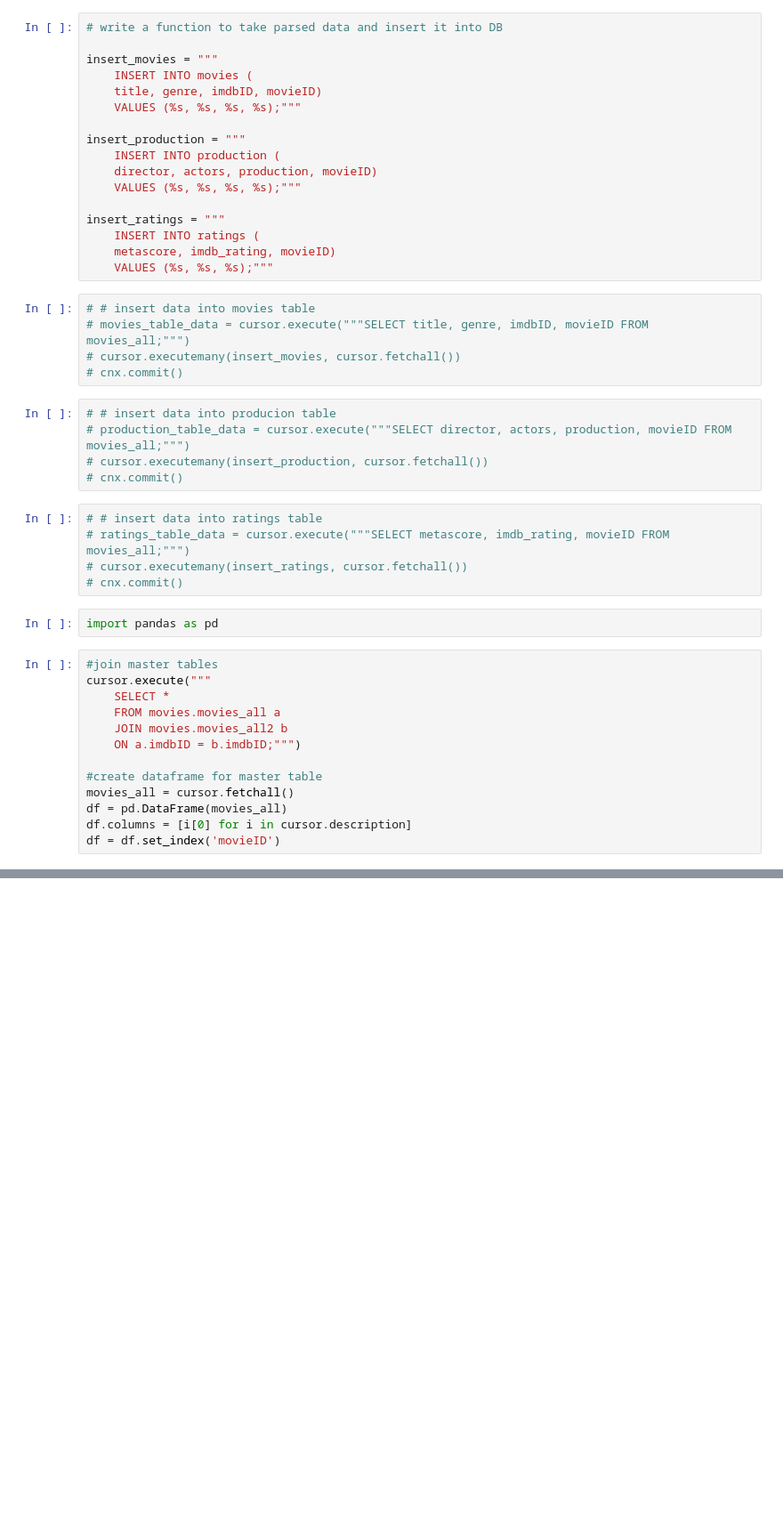
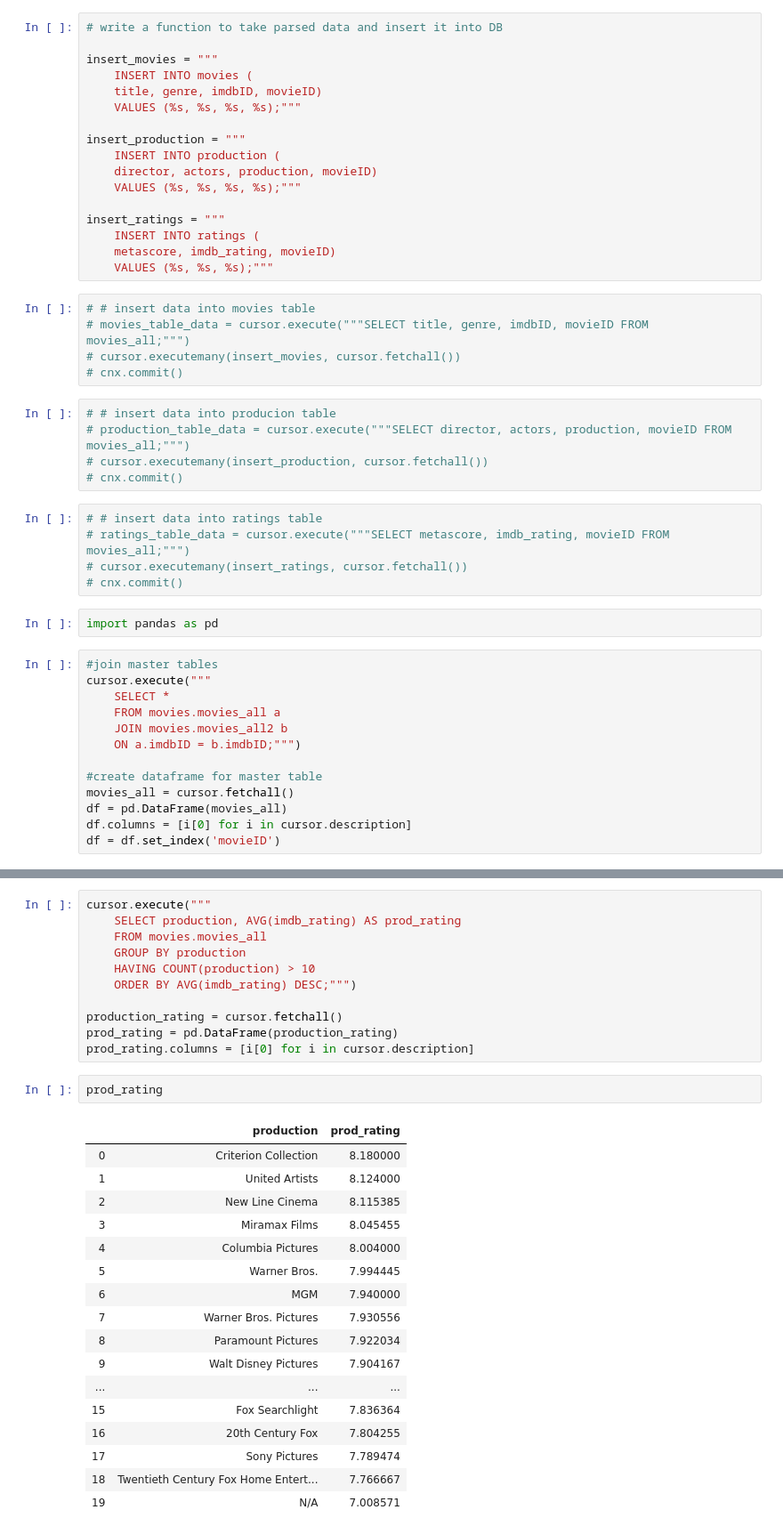
Before and after one commit to Wetpaint3/movie_project, a Jupyter notebook: movie-project wip.ipynb, the cells around one changed output, grey strips where cells are left out. Shown: that part at 89% size. Drawn from its saved outputs; the diff is of its cells as text; blank space fills up the shorter version.

```diff
--- a/movie-project wip.ipynb
+++ b/movie-project wip.ipynb
@@ -271,0 +317,31 @@ Index(['title', 'genres', 'director', 'actors', 'metascore', 'imdb_rating',
+# %%
+cursor.execute("""
+    SELECT production, AVG(imdb_rating) AS prod_rating
+    FROM movies.movies_all
+    GROUP BY production
+    HAVING COUNT(production) > 10
+    ORDER BY AVG(imdb_rating) DESC;""")
+
+production_rating = cursor.fetchall()
+prod_rating = pd.DataFrame(production_rating)
+prod_rating.columns = [i[0] for i in cursor.description]
+# %%
+prod_rating
+# %% [output]
+|  | production | prod_rating |
+| 0 | Criterion Collection | 8.180000 |
+| 1 | United Artists | 8.124000 |
+| 2 | New Line Cinema | 8.115385 |
+| 3 | Miramax Films | 8.045455 |
+| 4 | Columbia Pictures | 8.004000 |
+| 5 | Warner Bros. | 7.994445 |
+| 6 | MGM | 7.940000 |
+| 7 | Warner Bros. Pictures | 7.930556 |
+| 8 | Paramount Pictures | 7.922034 |
+| 9 | Walt Disney Pictures | 7.904167 |
+| ... | ... | ... |
+| 15 | Fox Searchlight | 7.836364 |
+| 16 | 20th Century Fox | 7.804255 |
+| 17 | Sony Pictures | 7.789474 |
+| 18 | Twentieth Century Fox Home Entert... | 7.766667 |
+| 19 | N/A | 7.008571 |
```
Also changed, not shown: parts of 6 cells of this notebook.
